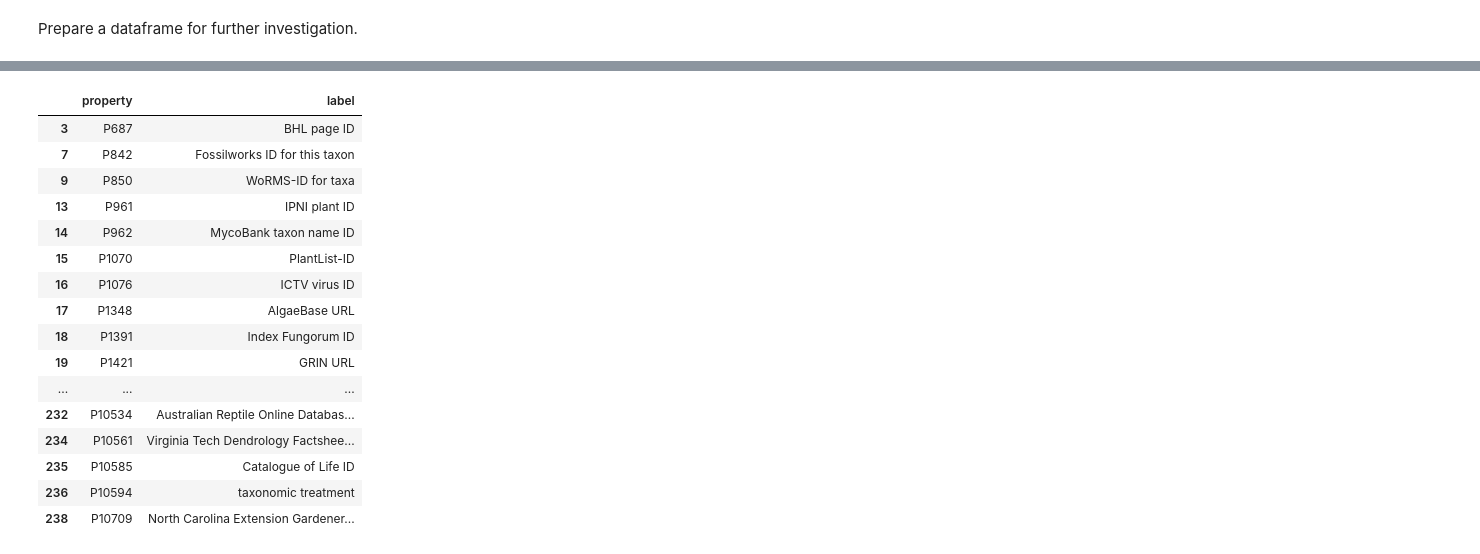
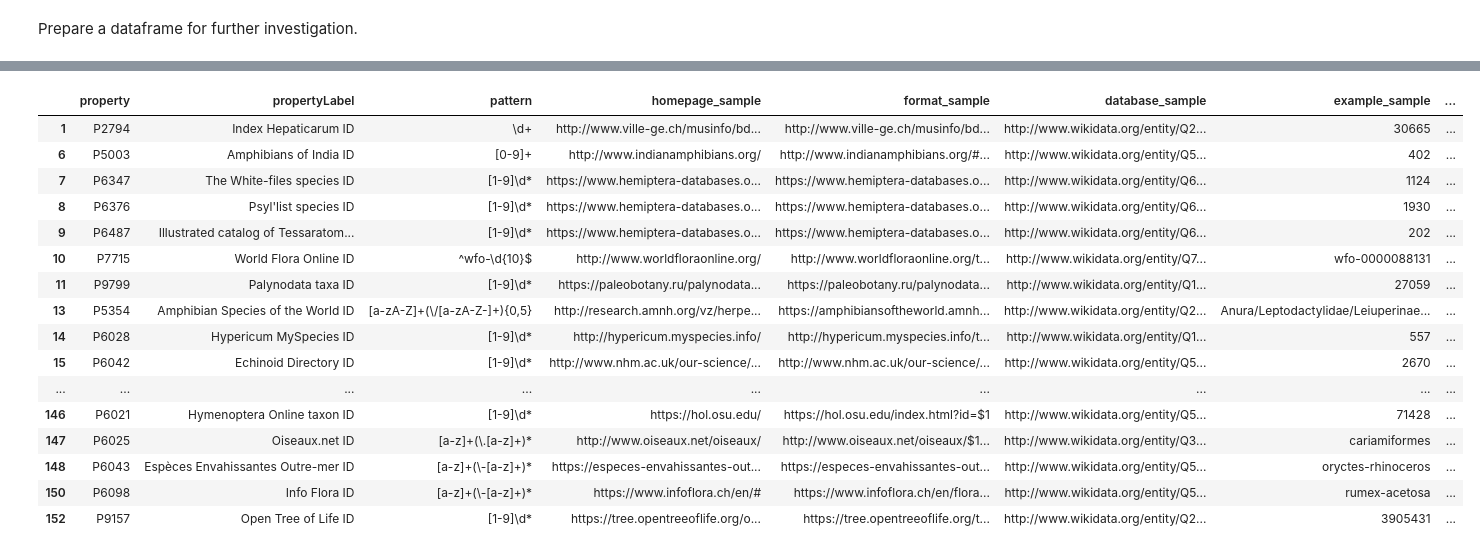
Before and after one commit to biopragmatics/bioregistry, a Jupyter notebook: Bioregistry Taxonomy Curation via Wikidata.ipynb, the cells around one changed output, grey strips where cells are left out. Saved outputs shown, nothing was run; the diff lists cells and outputs as text; code cells hidden in the pictures.

```diff
--- a/Bioregistry Taxonomy Curation via Wikidata.ipynb
+++ b/Bioregistry Taxonomy Curation via Wikidata.ipynb
@@ -114,24 +175,25 @@ df.loc[
 The remaining Wikidata properties can not be mapped to the Bioregistry based on property and have complicated names that would require more careful assignment of prefixes.
-# %%
-df.loc[
-    (~df.in_bioregistry) & (~df.proposed_prefix_conflict) & (df.proposed_prefix == ""),
-    ["property", "label"]
-]
-# %% [output]
-|  | property | label |
-| 3 | P687 | BHL page ID |
-| 7 | P842 | Fossilworks ID for this taxon |
-| 9 | P850 | WoRMS-ID for taxa |
-| 13 | P961 | IPNI plant ID |
-| 14 | P962 | MycoBank taxon name ID |
-| 15 | P1070 | PlantList-ID |
-| 16 | P1076 | ICTV virus ID |
-| 17 | P1348 | AlgaeBase URL |
-| 18 | P1391 | Index Fungorum ID |
-| 19 | P1421 | GRIN URL |
-| ... | ... | ... |
-| 232 | P10534 | Australian Reptile Online Databas... |
-| 234 | P10561 | Virginia Tech Dendrology Factshee... |
-| 235 | P10585 | Catalogue of Life ID |
-| 236 | P10594 | taxonomic treatment |
-| 238 | P10709 | North Carolina Extension Gardener... |
+# %%
+df_hq[
+    (df_hq.bioregistry_prefix.isna())
+    & (df_hq.proposed_prefix_conflict.isna())
+    & (df_hq.proposed_prefix == "")
+]
+# %% [output]
+|  | property | propertyLabel | pattern | homepage_sample | format_sample | database_sample | example_sample | ... |
+| 1 | P2794 | Index Hepaticarum ID | \d+ | http://www.ville-ge.ch/musinfo/bd... | http://www.ville-ge.ch/musinfo/bd... | http://www.wikidata.org/entity/Q2... | 30665 | ... |
+| 6 | P5003 | Amphibians of India ID | [0-9]+ | http://www.indianamphibians.org/ | http://www.indianamphibians.org/#... | http://www.wikidata.org/entity/Q5... | 402 | ... |
+| 7 | P6347 | The White-files species ID | [1-9]\d* | https://www.hemiptera-databases.o... | https://www.hemiptera-databases.o... | http://www.wikidata.org/entity/Q6... | 1124 | ... |
+| 8 | P6376 | Psyl'list species ID | [1-9]\d* | https://www.hemiptera-databases.o... | https://www.hemiptera-databases.o... | http://www.wikidata.org/entity/Q6... | 1930 | ... |
+| 9 | P6487 | Illustrated catalog of Tessaratom... | [1-9]\d* | https://www.hemiptera-databases.o... | https://www.hemiptera-databases.o... | http://www.wikidata.org/entity/Q6... | 202 | ... |
+| 10 | P7715 | World Flora Online ID | ^wfo-\d{10}$ | http://www.worldfloraonline.org/ | http://www.worldfloraonline.org/t... | http://www.wikidata.org/entity/Q7... | wfo-0000088131 | ... |
+| 11 | P9799 | Palynodata taxa ID | [1-9]\d* | https://paleobotany.ru/palynodata... | https://paleobotany.ru/palynodata... | http://www.wikidata.org/entity/Q1... | 27059 | ... |
+| 13 | P5354 | Amphibian Species of the World ID | [a-zA-Z]+(\/[a-zA-Z-]+){0,5} | http://research.amnh.org/vz/herpe... | https://amphibiansoftheworld.amnh... | http://www.wikidata.org/entity/Q2... | Anura/Leptodactylidae/Leiuperinae... | ... |
+| 14 | P6028 | Hypericum MySpecies ID | [1-9]\d* | http://hypericum.myspecies.info/ | http://hypericum.myspecies.info/t... | http://www.wikidata.org/entity/Q1... | 557 | ... |
+| 15 | P6042 | Echinoid Directory ID | [1-9]\d* | http://www.nhm.ac.uk/our-science/... | http://www.nhm.ac.uk/our-science/... | http://www.wikidata.org/entity/Q5... | 2670 | ... |
+| ... | ... | ... | ... | ... | ... | ... | ... | ... |
+| 146 | P6021 | Hymenoptera Online taxon ID | [1-9]\d* | https://hol.osu.edu/ | https://hol.osu.edu/index.html?id=$1 | http://www.wikidata.org/entity/Q5... | 71428 | ... |
+| 147 | P6025 | Oiseaux.net ID | [a-z]+(\.[a-z]+)* | http://www.oiseaux.net/oiseaux/ | http://www.oiseaux.net/oiseaux/$1... | http://www.wikidata.org/entity/Q3... | cariamiformes | ... |
+| 148 | P6043 | Espèces Envahissantes Outre-mer ID | [a-z]+(\-[a-z]+)* | https://especes-envahissantes-out... | https://especes-envahissantes-out... | http://www.wikidata.org/entity/Q5... | oryctes-rhinoceros | ... |
+| 150 | P6098 | Info Flora ID | [a-z]+(\-[a-z]+)* | https://www.infoflora.ch/en/# | https://www.infoflora.ch/en/flora... | http://www.wikidata.org/entity/Q5... | rumex-acetosa | ... |
+| 152 | P9157 | Open Tree of Life ID | [1-9]\d* | https://tree.opentreeoflife.org/o... | https://tree.opentreeoflife.org/t... | http://www.wikidata.org/entity/Q2... | 3905431 | ... |
```
Also changed, not shown: parts of 15 cells of this notebook.
